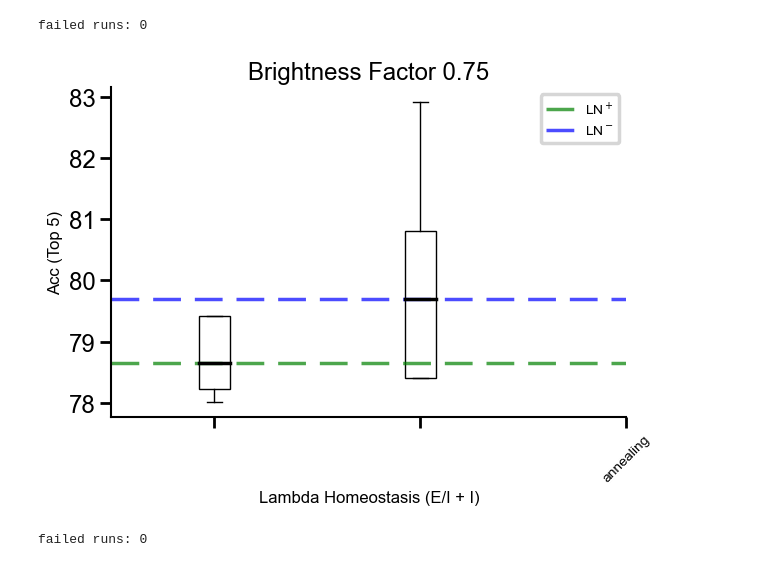
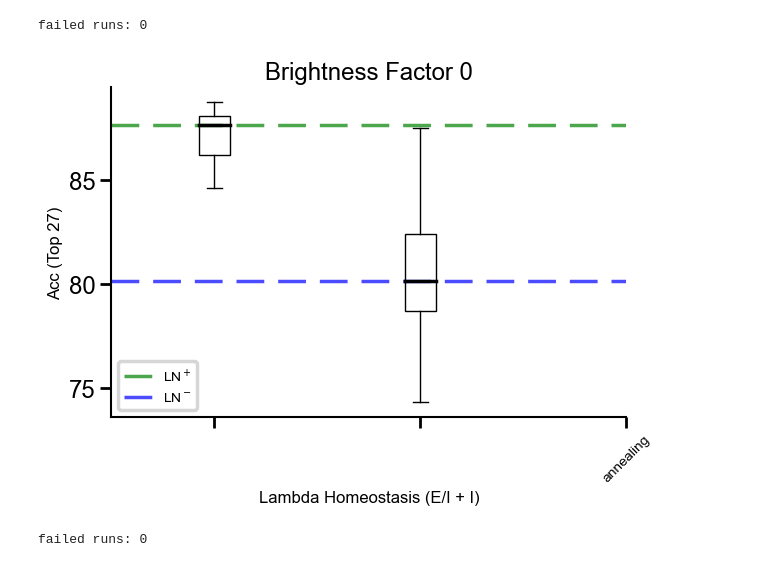
Before and after one commit to RoyHEyono/HomeostaticDANN, a Jupyter notebook: models/dense_mnist_task/notebooks/deep_dann_figures.ipynb, the cells around one changed output. Drawn from its saved outputs; the diff is of its cells as text; code cells hidden in the pictures.

```diff
--- a/models/dense_mnist_task/notebooks/deep_dann_figures.ipynb
+++ b/models/dense_mnist_task/notebooks/deep_dann_figures.ipynb
@@ -31,7 +31,7 @@ def same_config(config1, config2, keys=['normtype']):
             return False
     return True
 # %%
-bright_factor = 0.75
+bright_factor = 0
 best_n_runs = 3
 runs_dict = dict()
 runs_dict["runs_vanilla_dann"] = fetch_runs(api, entity='project_danns', project_name='Luminosity_DeepDANN_NoMomentum', filters={"config.dataset": "fashionmnist",
@@ -71,7 +71,7 @@ best_LN_minus = []
 
 EI_lambdas = {}
 
-top_n = 5
+top_n = 27
 
 failed_runs = 0
 
@@ -117,34 +117,34 @@ data.extend([best_LN_plus, best_LN_minus])
 sorted_keys = sorted(EI_lambdas.keys())
 
 for ky in sorted_keys:
     data.append(EI_lambdas[ky])
 
 
 bp = ax.boxplot(np.array(data).T, patch_artist=True, boxprops=dict(color='black', facecolor='none'), medianprops=dict(linestyle='-', linewidth=2.5, color='black'),
                         showfliers=False)
 
 DANN_BASELINE_LN_MEDIAN = bp['medians'][0].get_ydata()[0]
 DANN_BASELINE_MEDIAN = bp['medians'][1].get_ydata()[0]
 
     #elements.append(bp)
 # Create custom x-axis tick labels
 label_keys = ["",  "", "annealing"]
 label_keys.extend([str(el) for el in sorted_keys])
 custom_xticks = [el for el in label_keys]
 ax.set_xticks(np.arange(1, len(custom_xticks) + 1))
 ax.set_xticklabels(custom_xticks, fontsize=10,  rotation=45)
 
 ax.set_xlabel(f'Lambda Homeostasis (E/I + I)')
 ax.set_ylabel(f'Acc (Top {top_n})')
 ax.set_title(f'Brightness Factor {bright_factor}')
 plt.axhline(y=DANN_BASELINE_LN_MEDIAN, color='green', linestyle='--', alpha=0.7, label='LN$^+$')
 plt.axhline(y=DANN_BASELINE_MEDIAN, color='blue', linestyle='--', alpha=0.7, label='LN$^-$')
 plt.legend(loc='best', fontsize="10")
 
 print(f'failed runs: {failed_runs}')
 # %% [output]
 failed runs: 0
-[figure, old version]
+[figure, new version]
 # %%
 fig, ax = plt.subplots()
 
```
Also changed, not shown: 2 other files.
